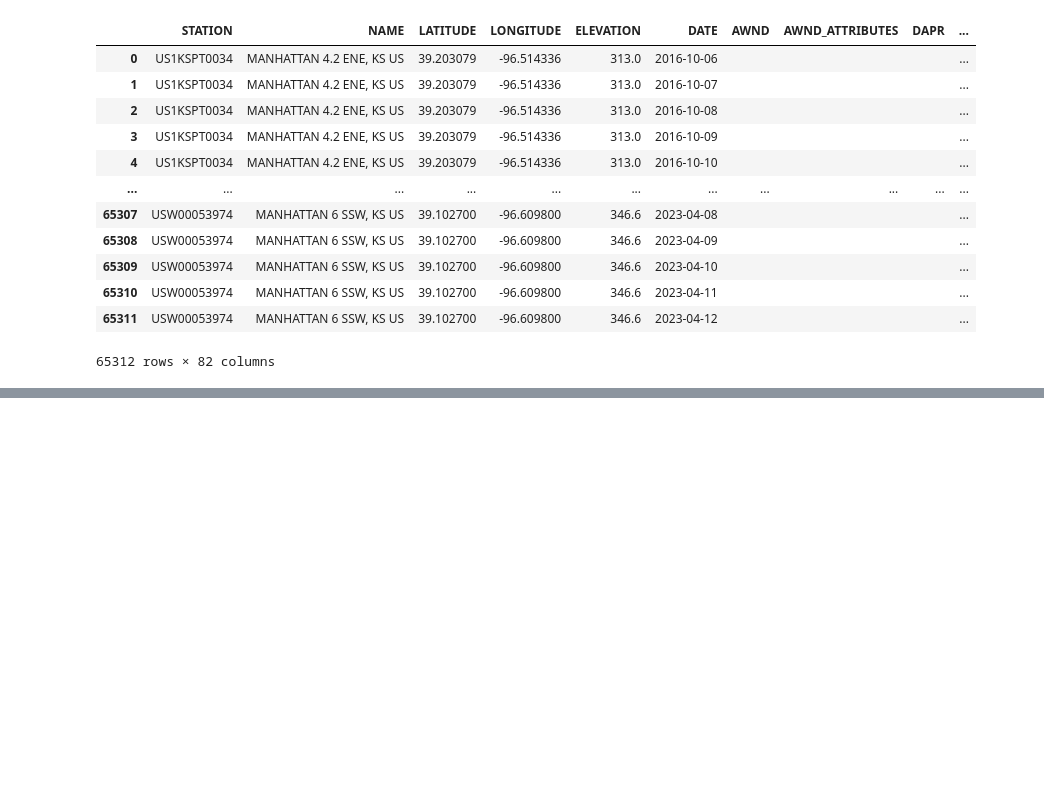
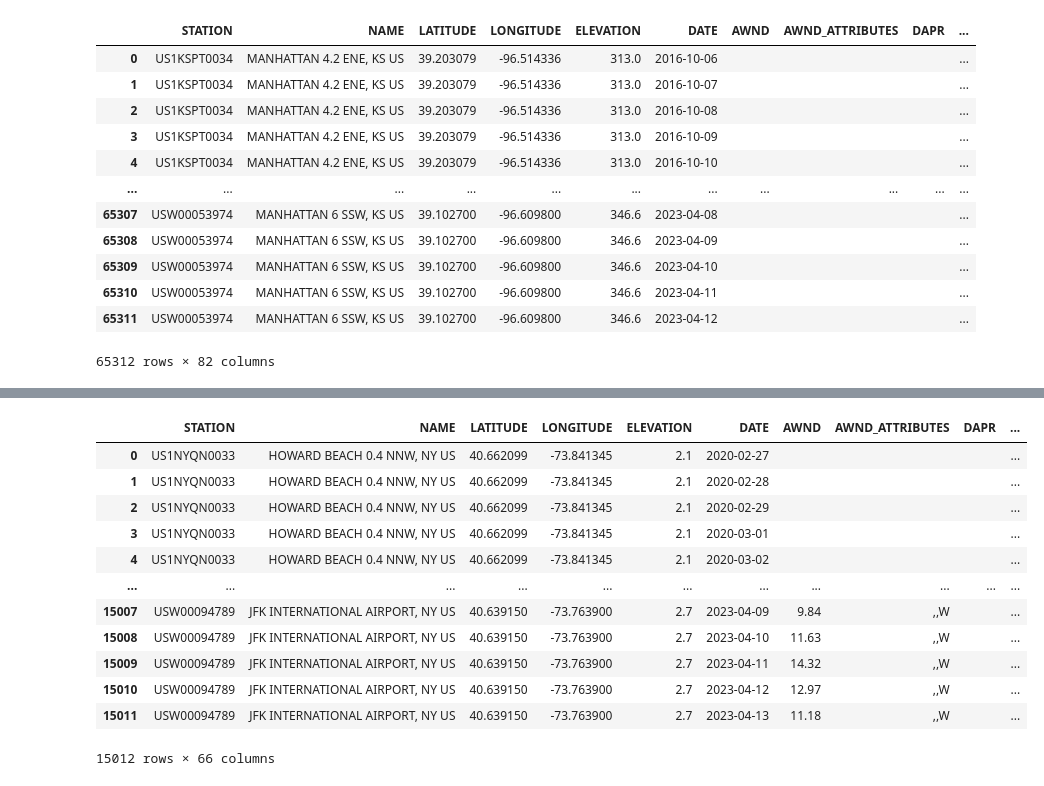
Before and after one commit to Clarkson-Applied-Data-Science/IA626_FinalProject_Energyanalysis, a Jupyter notebook: Final_Project.ipynb, the cells around one changed output, grey strips where cells are left out. Cells and saved outputs as stored; diff of their text form; code cells hidden in the pictures; blank space fills up the shorter version.

```diff
--- a/Final_Project.ipynb
+++ b/Final_Project.ipynb
@@ -650,0 +768,21 @@ brooklyn'''
+# %%
+#Loading Manhattan data into Que and cleaning the data as there are double quotes all over the dataset
+import pandas as pd
+que = pd.read_csv('Queens.csv',low_memory=False)
+que = que.replace('"', '', regex=True)
+que.columns = que.columns.str.strip()
+que
+# %% [output]
+|  | STATION | NAME | LATITUDE | LONGITUDE | ELEVATION | DATE | AWND | AWND_ATTRIBUTES | DAPR | ... |
+| 0 | US1NYQN0033 | HOWARD BEACH 0.4 NNW, NY US | 40.662099 | -73.841345 | 2.1 | 2020-02-27 |  |  |  | ... |
+| 1 | US1NYQN0033 | HOWARD BEACH 0.4 NNW, NY US | 40.662099 | -73.841345 | 2.1 | 2020-02-28 |  |  |  | ... |
+| 2 | US1NYQN0033 | HOWARD BEACH 0.4 NNW, NY US | 40.662099 | -73.841345 | 2.1 | 2020-02-29 |  |  |  | ... |
+| 3 | US1NYQN0033 | HOWARD BEACH 0.4 NNW, NY US | 40.662099 | -73.841345 | 2.1 | 2020-03-01 |  |  |  | ... |
+| 4 | US1NYQN0033 | HOWARD BEACH 0.4 NNW, NY US | 40.662099 | -73.841345 | 2.1 | 2020-03-02 |  |  |  | ... |
+| ... | ... | ... | ... | ... | ... | ... | ... | ... | ... | ... |
+| 15007 | USW00094789 | JFK INTERNATIONAL AIRPORT, NY US | 40.639150 | -73.763900 | 2.7 | 2023-04-09 | 9.84 | ,,W |  | ... |
+| 15008 | USW00094789 | JFK INTERNATIONAL AIRPORT, NY US | 40.639150 | -73.763900 | 2.7 | 2023-04-10 | 11.63 | ,,W |  | ... |
+| 15009 | USW00094789 | JFK INTERNATIONAL AIRPORT, NY US | 40.639150 | -73.763900 | 2.7 | 2023-04-11 | 14.32 | ,,W |  | ... |
+| 15010 | USW00094789 | JFK INTERNATIONAL AIRPORT, NY US | 40.639150 | -73.763900 | 2.7 | 2023-04-12 | 12.97 | ,,W |  | ... |
+| 15011 | USW00094789 | JFK INTERNATIONAL AIRPORT, NY US | 40.639150 | -73.763900 | 2.7 | 2023-04-13 | 11.18 | ,,W |  | ... |
+15012 rows × 66 columns
```
Also changed, not shown: parts of 14 cells of this notebook, 1 other file.
